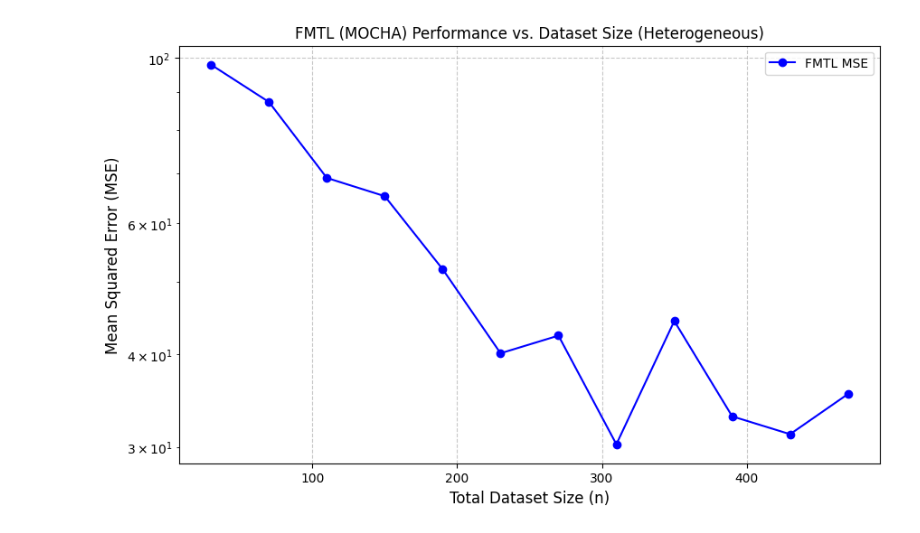
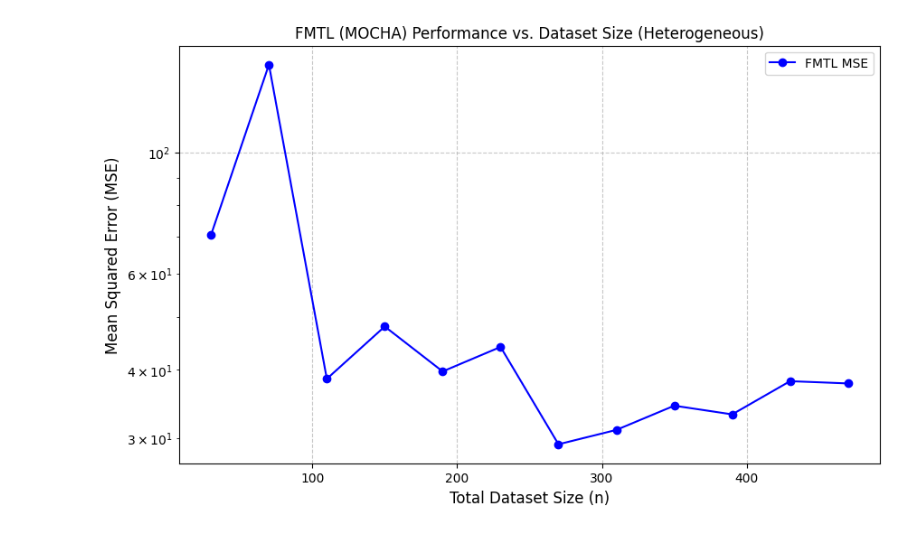
Before and after one commit to RitenkumarPatel/CS-536-Final-Project, a Jupyter notebook: FMTL.ipynb, the cells around one changed output. Cells and saved outputs as stored; diff of their text form; code cells hidden in the pictures.

```diff
--- a/FMTL.ipynb
+++ b/FMTL.ipynb
@@ -272,32 +272,32 @@ def plot_results(x_values, y_values, xlabel, title, filename):
 # %%
 base_config = {
     'n': 1000,
-    'events':100,
+    'events':200,
     'sensors': 10,
     'output_arity': 50,
     'noise_std': 0.01,
     'seed': 42
 }
 
 n_values = range(30, 500, 40)
 
 fmtl_n_results = sweep_parameter(
     eval_func=evaluate_fmtl_task,
     case_class=CaseHFL_Heterogeneous,
     base_params=base_config,
     sweep_key='n',
     sweep_values=n_values
 )
 
 plot_results(
     x_values=n_values,
     y_values=fmtl_n_results,
     xlabel='Total Dataset Size (n)',
     title='FMTL (MOCHA) Performance vs. Dataset Size (Heterogeneous)',
     filename='FTML_datasetsize_heterogeneous.png'
 )
 # %% [output]
-[figure, old version]
+[figure, new version]
 # %%
 fmtl_n_results = sweep_parameter(
     eval_func=evaluate_fmtl_task,
```
Also changed, not shown: parts of 7 cells of this notebook, 20 other files.
